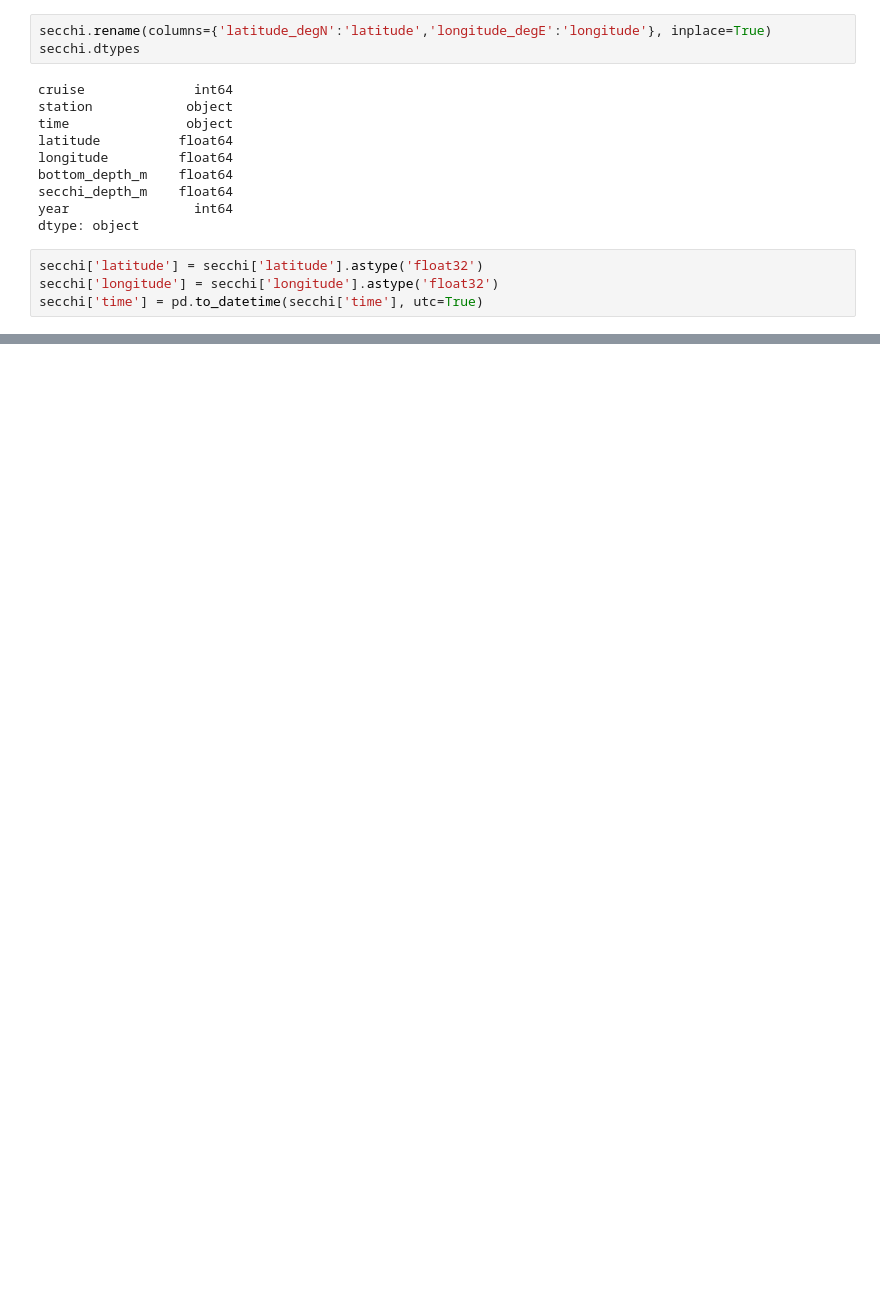
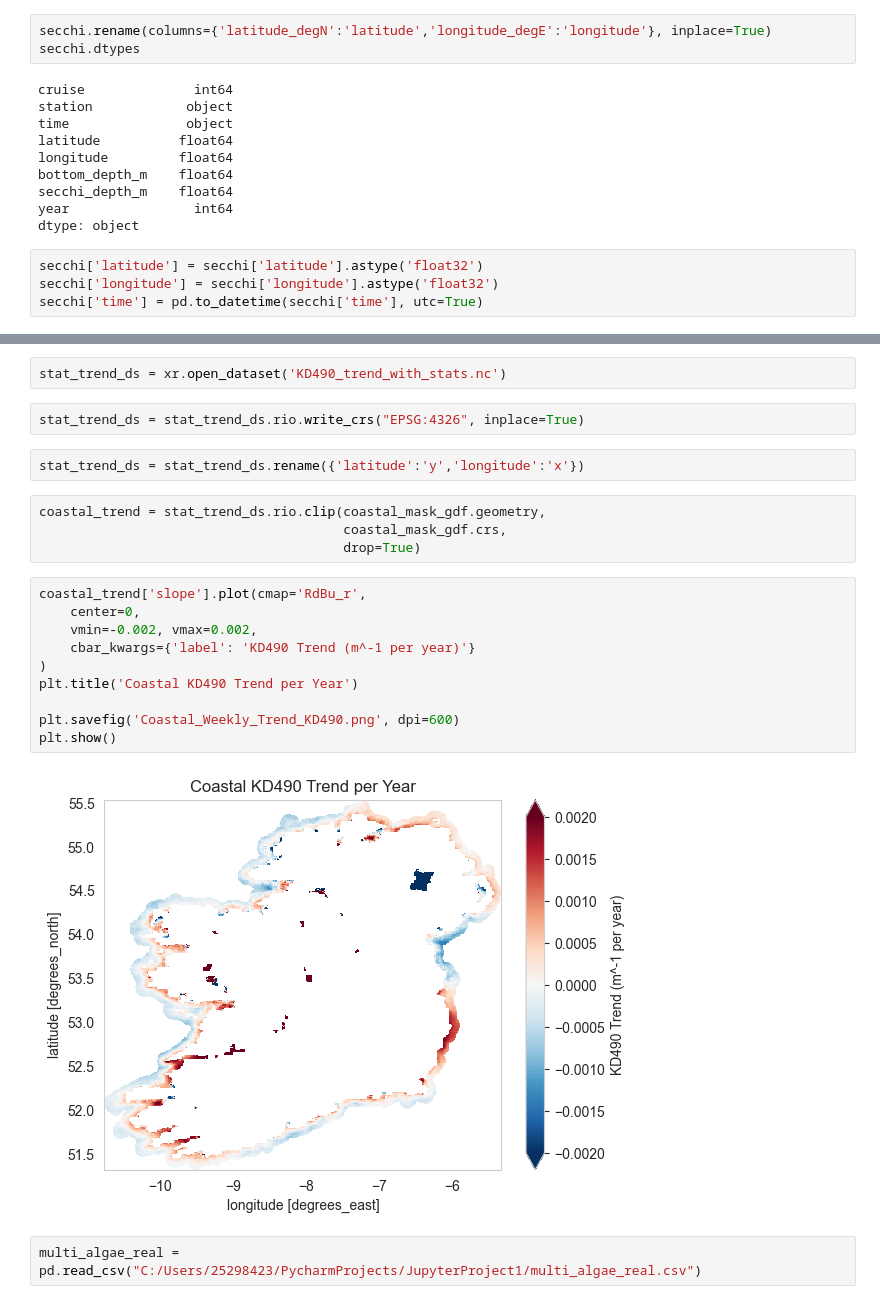
Before and after one commit to hannah-doran/ISOLUME_Doran, a Jupyter notebook: Analysis.ipynb, the cells around one changed output, grey strips where cells are left out. Cells and saved outputs as stored; diff of their text form; blank space fills up the shorter version.

```diff
--- a/Analysis.ipynb
+++ b/Analysis.ipynb
@@ -920,0 +1047,24 @@ plt.show()
+# %%
+stat_trend_ds = xr.open_dataset('KD490_trend_with_stats.nc')
+# %%
+stat_trend_ds = stat_trend_ds.rio.write_crs("EPSG:4326", inplace=True)
+# %%
+stat_trend_ds = stat_trend_ds.rename({'latitude':'y','longitude':'x'})
+# %%
+coastal_trend = stat_trend_ds.rio.clip(coastal_mask_gdf.geometry,
+                                       coastal_mask_gdf.crs,
+                                       drop=True)
+# %%
+coastal_trend['slope'].plot(cmap='RdBu_r',
+    center=0,
+    vmin=-0.002, vmax=0.002,
+    cbar_kwargs={'label': 'KD490 Trend (m^-1 per year)'}
+)
+plt.title('Coastal KD490 Trend per Year')
+
+plt.savefig('Coastal_Weekly_Trend_KD490.png', dpi=600)
+plt.show()
+# %% [output]
+[figure, added]
+# %%
+multi_algae_real = pd.read_csv("C:/Users/25298423/PycharmProjects/JupyterProject1/multi_algae_real.csv")
```
Also changed, not shown: parts of 58 cells of this notebook, 6 other files.
